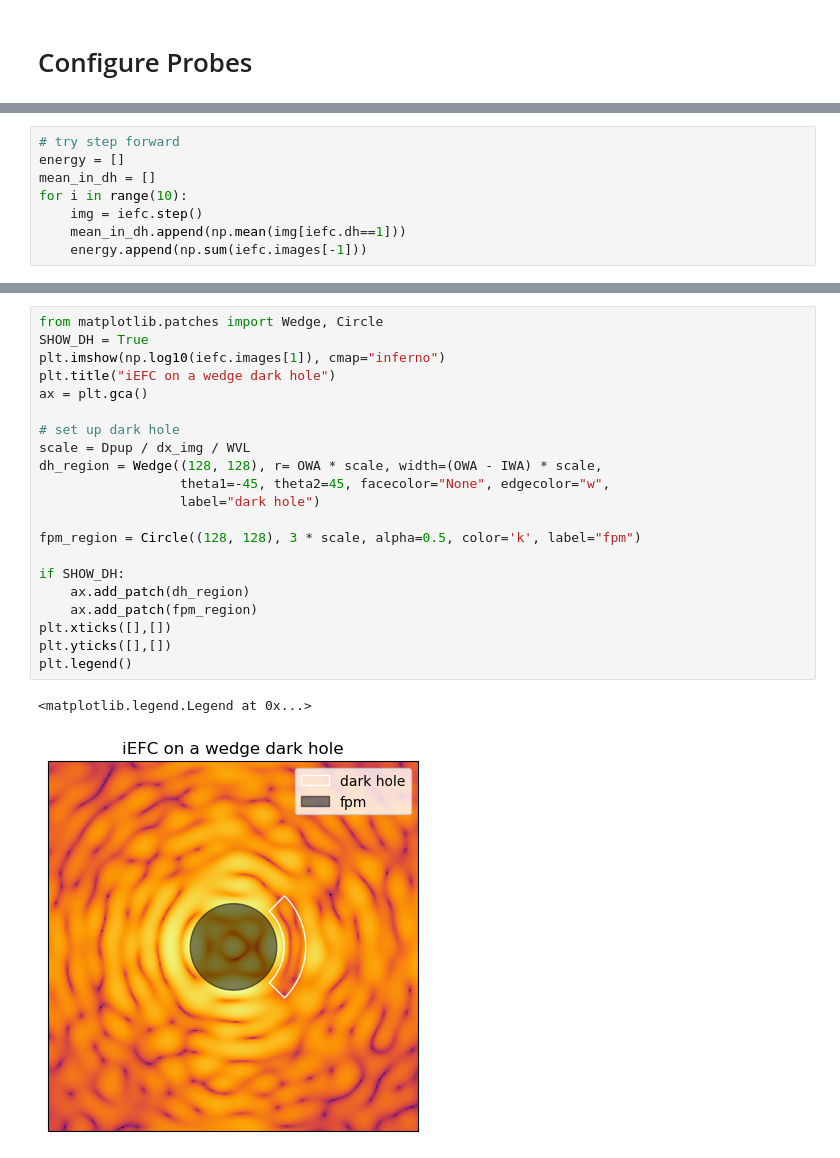
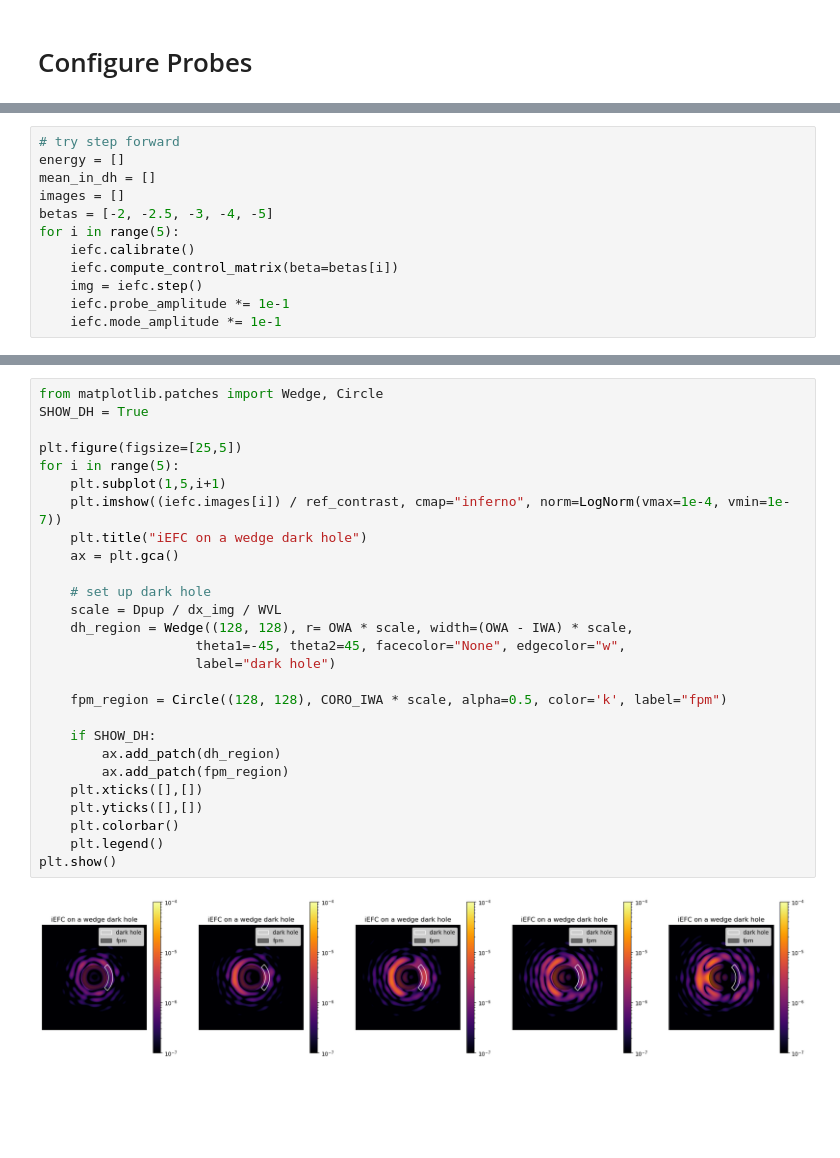
Before and after one commit to Jashcraf/poi, a Jupyter notebook: demo_keck_iefc.ipynb, the cells around one changed output, grey strips where cells are left out. Drawn from its saved outputs; the diff is of its cells as text; blank space fills up the shorter version.

```diff
--- a/demo_keck_iefc.ipynb
+++ b/demo_keck_iefc.ipynb
@@ -260,0 +265,12 @@ iefc.compute_control_matrix()
+# %%
+# try step forward
+energy = []
+mean_in_dh = []
+images = []
+betas = [-2, -2.5, -3, -4, -5]
+for i in range(5):
+    iefc.calibrate()
+    iefc.compute_control_matrix(beta=betas[i])
+    img = iefc.step()
+    iefc.probe_amplitude *= 1e-1
+    iefc.mode_amplitude *= 1e-1
@@ -271,8 +288,0 @@ plt.colorbar()
-# %%
-# try step forward
-energy = []
-mean_in_dh = []
-for i in range(10):
-    img = iefc.step()
-    mean_in_dh.append(np.mean(img[iefc.dh==1]))
-    energy.append(np.sum(iefc.images[-1]))
@@ -291,24 +298,29 @@ plt.legend()
 # %%
 from matplotlib.patches import Wedge, Circle
 SHOW_DH = True
-plt.imshow(np.log10(iefc.images[1]), cmap="inferno")
-plt.title("iEFC on a wedge dark hole")
-ax = plt.gca()
 
-# set up dark hole
-scale = Dpup / dx_img / WVL
-dh_region = Wedge((128, 128), r= OWA * scale, width=(OWA - IWA) * scale,
-                  theta1=-45, theta2=45, facecolor="None", edgecolor="w",
-                  label="dark hole")
+plt.figure(figsize=[25,5])
+for i in range(5):
+    plt.subplot(1,5,i+1)
+    plt.imshow((iefc.images[i]) / ref_contrast, cmap="inferno", norm=LogNorm(vmax=1e-4, vmin=1e-7))
+    plt.title("iEFC on a wedge dark hole")
+    ax = plt.gca()
 
-fpm_region = Circle((128, 128), 3 * scale, alpha=0.5, color='k', label="fpm")
+    # set up dark hole
+    scale = Dpup / dx_img / WVL
+    dh_region = Wedge((128, 128), r= OWA * scale, width=(OWA - IWA) * scale,
+                    theta1=-45, theta2=45, facecolor="None", edgecolor="w",
+                    label="dark hole")
 
-if SHOW_DH:
-    ax.add_patch(dh_region)
-    ax.add_patch(fpm_region)
-plt.xticks([],[])
-plt.yticks([],[])
-plt.legend()
+    fpm_region = Circle((128, 128), CORO_IWA * scale, alpha=0.5, color='k', label="fpm")
+
+    if SHOW_DH:
+        ax.add_patch(dh_region)
+        ax.add_patch(fpm_region)
+    plt.xticks([],[])
+    plt.yticks([],[])
+    plt.colorbar()
+    plt.legend()
+plt.show()
 # %% [output]
-<matplotlib.legend.Legend at 0x...>
-[figure, old version]
+[figure, new version]
```
Also changed, not shown: parts of 17 cells of this notebook, 2 other files.
